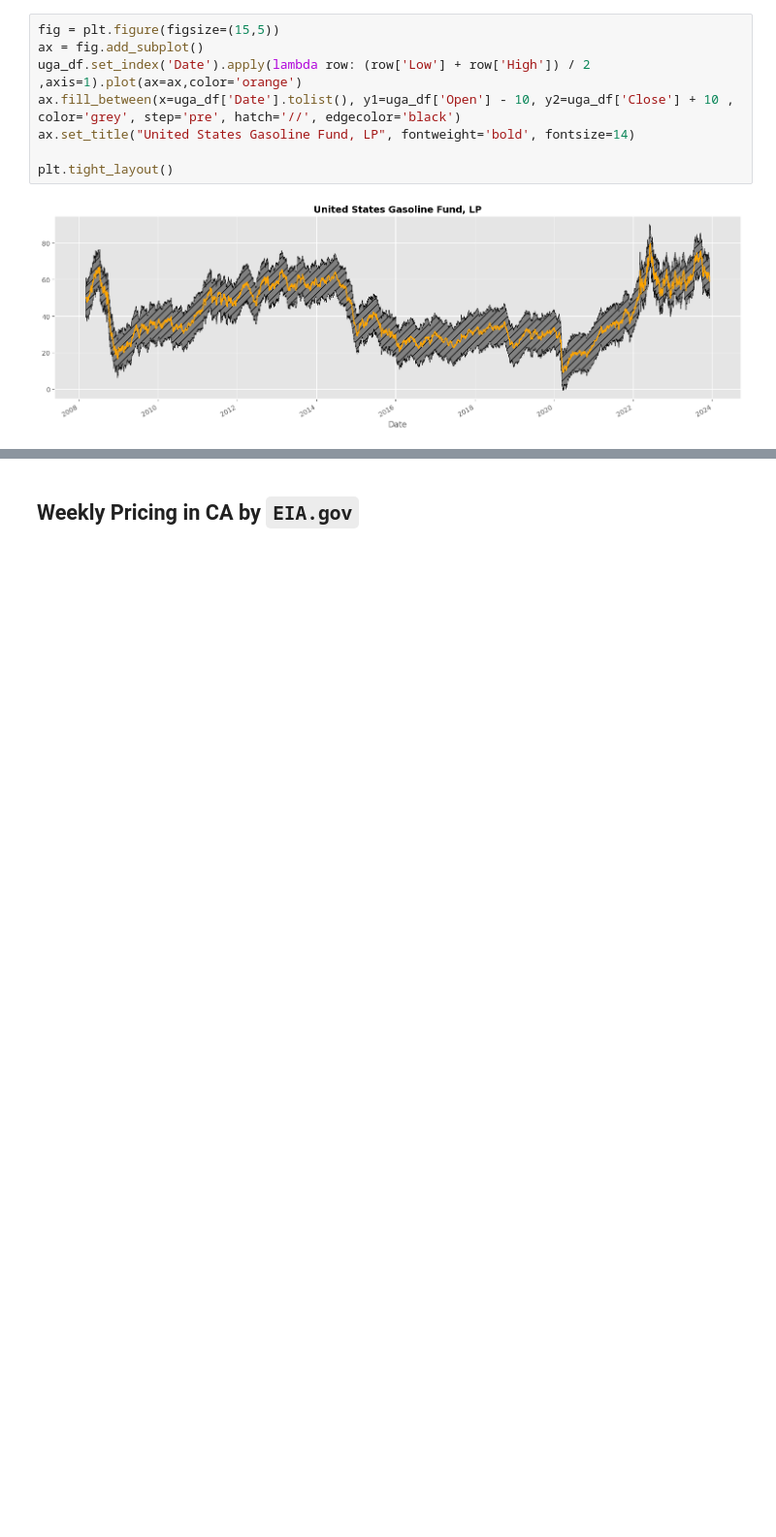
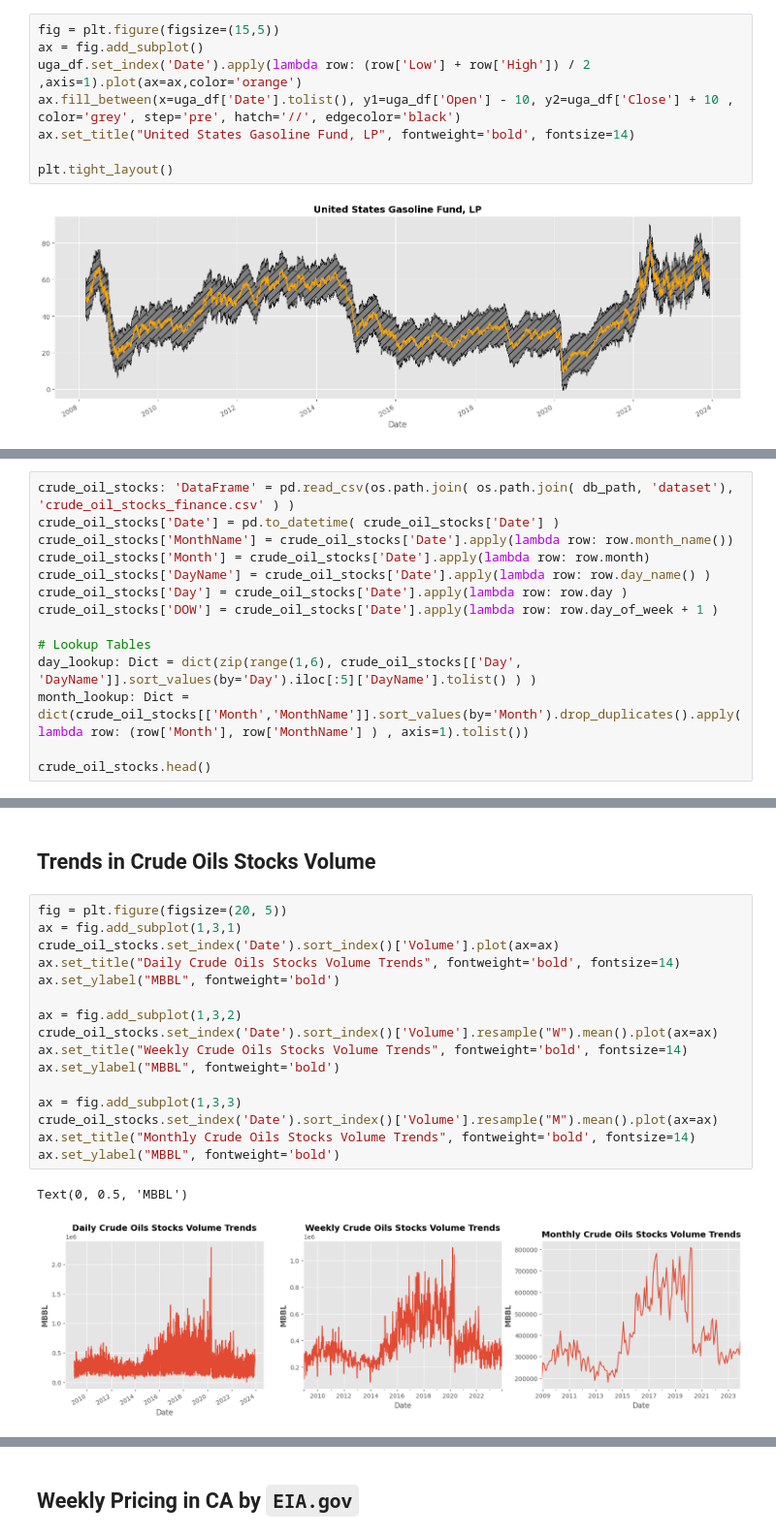
Before and after one commit to OdinProjectI/GasolinePricesAnalysis, a Jupyter notebook: CaliforniaGAsolinePricing.ipynb, the cells around one changed output, grey strips where cells are left out. Shown at 97% size. Saved outputs shown, nothing was run; the diff lists cells and outputs as text; blank space fills up the shorter version.

```diff
--- a/CaliforniaGAsolinePricing.ipynb
+++ b/CaliforniaGAsolinePricing.ipynb
@@ -135,0 +139,14 @@ plt.tight_layout()
+# %%
+crude_oil_stocks: 'DataFrame' = pd.read_csv(os.path.join( os.path.join( db_path, 'dataset'), 'crude_oil_stocks_finance.csv' ) )
+crude_oil_stocks['Date'] = pd.to_datetime( crude_oil_stocks['Date'] )
+crude_oil_stocks['MonthName'] = crude_oil_stocks['Date'].apply(lambda row: row.month_name())
+crude_oil_stocks['Month'] = crude_oil_stocks['Date'].apply(lambda row: row.month)
+crude_oil_stocks['DayName'] = crude_oil_stocks['Date'].apply(lambda row: row.day_name() )
+crude_oil_stocks['Day'] = crude_oil_stocks['Date'].apply(lambda row: row.day )
+crude_oil_stocks['DOW'] = crude_oil_stocks['Date'].apply(lambda row: row.day_of_week + 1 )
+
+# Lookup Tables
+day_lookup: Dict = dict(zip(range(1,6), crude_oil_stocks[['Day', 'DayName']].sort_values(by='Day').iloc[:5]['DayName'].tolist() ) )
+month_lookup: Dict = dict(crude_oil_stocks[['Month','MonthName']].sort_values(by='Month').drop_duplicates().apply(lambda row: (row['Month'], row['MonthName'] ) , axis=1).tolist())
+
+crude_oil_stocks.head()
@@ -135,0 +160,21 @@ plt.tight_layout()
+# %% [markdown]
+## **Trends in Crude Oils Stocks Volume**
+# %%
+fig = plt.figure(figsize=(20, 5))
+ax = fig.add_subplot(1,3,1)
+crude_oil_stocks.set_index('Date').sort_index()['Volume'].plot(ax=ax)
+ax.set_title("Daily Crude Oils Stocks Volume Trends", fontweight='bold', fontsize=14)
+ax.set_ylabel("MBBL", fontweight='bold')
+
+ax = fig.add_subplot(1,3,2)
+crude_oil_stocks.set_index('Date').sort_index()['Volume'].resample("W").mean().plot(ax=ax)
+ax.set_title("Weekly Crude Oils Stocks Volume Trends", fontweight='bold', fontsize=14)
+ax.set_ylabel("MBBL", fontweight='bold')
+
+ax = fig.add_subplot(1,3,3)
+crude_oil_stocks.set_index('Date').sort_index()['Volume'].resample("M").mean().plot(ax=ax)
+ax.set_title("Monthly Crude Oils Stocks Volume Trends", fontweight='bold', fontsize=14)
+ax.set_ylabel("MBBL", fontweight='bold')
+# %% [output]
+Text(0, 0.5, 'MBBL')
+[figure, added]
```
Also changed, not shown: parts of 24 cells of this notebook.
